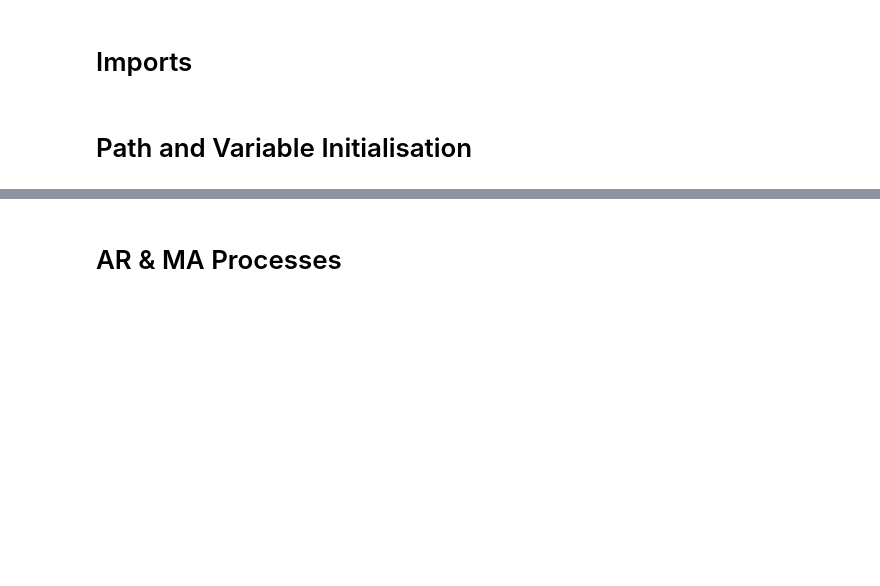
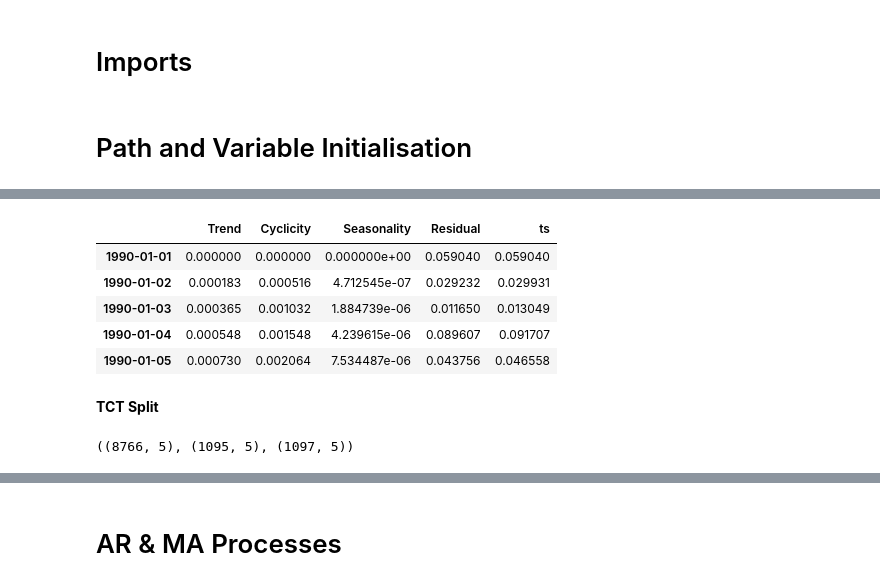
Before and after one commit to ag-ds-bubble/GIDS-2020-Time-Series-Forecasting-Workshop, a Jupyter notebook: Notebooks/06-Modelling Concepts.ipynb, the cells around one changed output, grey strips where cells are left out. Cells and saved outputs as stored; diff of their text form; code cells hidden in the pictures; blank space fills up the shorter version.

```diff
--- a/Notebooks/06-Modelling Concepts.ipynb
+++ b/Notebooks/06-Modelling Concepts.ipynb
@@ -419,0 +136,36 @@ There is a need to split the data such that we land with three buckets of the Da
+# %%
+def generat_randomtsdata(tstart = '1990-01-01', tend = '2020-01-01', plot=False):
+    rows = (pd.to_datetime(tend)-pd.to_datetime(tstart)).days+1
+    simData = pd.DataFrame(columns=['Trend',  'Cyclicity', 'Seasonality', 'Residual'],
+                           index=pd.date_range(tstart, tend, freq='1D'))
+
+    _days=np.arange(rows)
+
+    # Trend Componet
+    simData['Trend'] = 2*np.arange(rows)/rows
+    # Cyclicity Componet
+    simData['Cyclicity'] = 0.3*np.sin(3*_days/rows * 2 * np.pi)
+    # Seasonality - For Additive
+    simData['Seasonality'] = 0.3*np.sin(_days/365 * 2 * np.pi)
+    # Seasonality - For Multiplicative
+    simData['Seasonality'] = 0.3*(_days/rows)*np.sin(_days/365 * 2 * np.pi)
+    # Residual
+    simData['Residual'] = np.random.random(rows)/10
+    # Time Series
+    simData['ts'] = simData.sum(axis=1)
+
+    if plot : get_decompose_plot(simData)
+
+    return simData
+# %%
+simData = generat_randomtsdata()
+simData.head()
+# %% [output]
+|  | Trend | Cyclicity | Seasonality | Residual | ts |
+| 1990-01-01 | 0.000000 | 0.000000 | 0.000000e+00 | 0.059040 | 0.059040 |
+| 1990-01-02 | 0.000183 | 0.000516 | 4.712545e-07 | 0.029232 | 0.029931 |
+| 1990-01-03 | 0.000365 | 0.001032 | 1.884739e-06 | 0.011650 | 0.013049 |
+| 1990-01-04 | 0.000548 | 0.001548 | 4.239615e-06 | 0.089607 | 0.091707 |
+| 1990-01-05 | 0.000730 | 0.002064 | 7.534487e-06 | 0.043756 | 0.046558 |
+# %% [markdown]
+<b>TCT Split</b>
@@ -419,0 +176,12 @@ There is a need to split the data such that we land with three buckets of the Da
+# %%
+training = int(training_ratio*simData.shape[0])
+cv = int(cv_ratio*simData.shape[0])
+test = simData.shape[0]-training-cv
+
+training_data = simData.iloc[:training, :]
+cv_data = simData.iloc[training:training+cv, :]
+test_data = simData.iloc[-test:, :]
+
+training_data.shape, cv_data.shape, test_data.shape
+# %% [output]
+((8766, 5), (1095, 5), (1097, 5))
```
Also changed, not shown: parts of 85 cells of this notebook, 8 other files.
